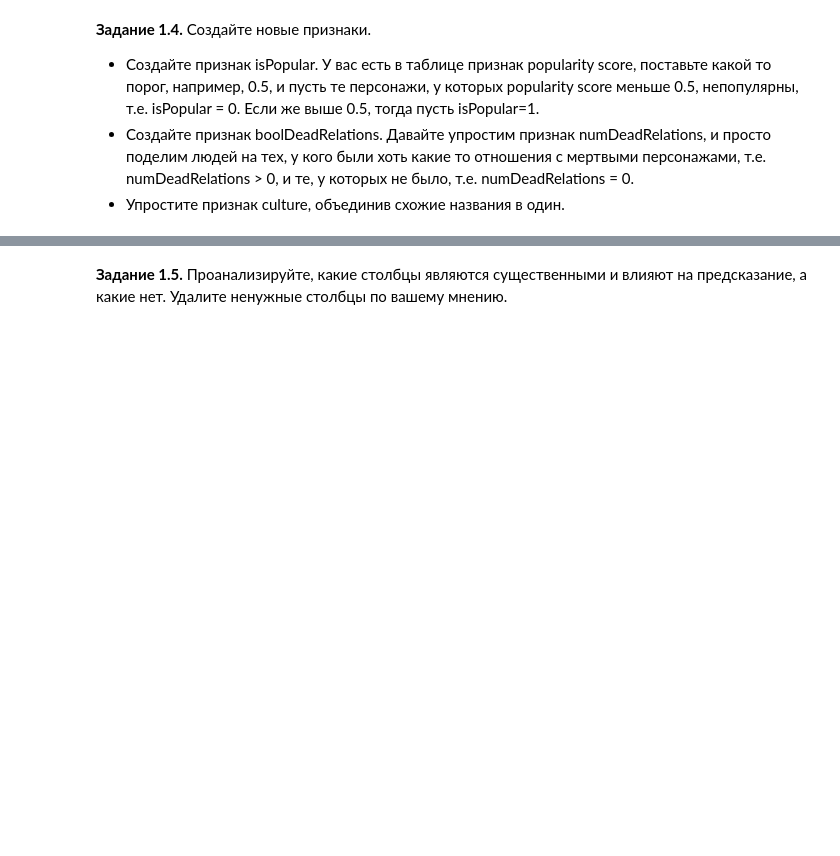
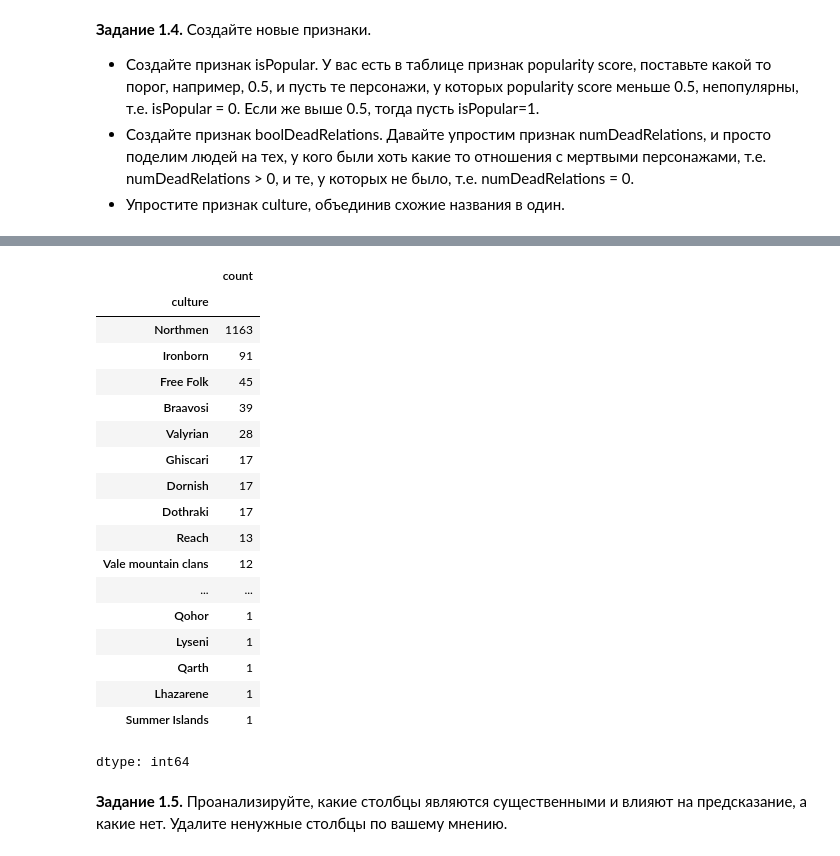
Before and after one commit to antoneka/dls, a Jupyter notebook: week_01_ml_intro/Homework/hw_1_game_of_thrones.ipynb, the cells around one changed output, grey strips where cells are left out. Drawn from its saved outputs; the diff is of its cells as text; code cells hidden in the pictures; blank space fills up the shorter version.

```diff
--- a/week_01_ml_intro/Homework/hw_1_game_of_thrones.ipynb
+++ b/week_01_ml_intro/Homework/hw_1_game_of_thrones.ipynb
@@ -120,0 +159,3 @@ Mounted at /content/drive
+# %%
+df.fillna({'dateOfBirth': df['dateOfBirth'].median()}, inplace=True)
+df['dateOfBirth']
@@ -120,0 +178,14 @@ Mounted at /content/drive
+# %%
+df.fillna({
+    'title': df['title'].mode()[0],
+    'culture': df['culture'].mode()[0],
+    'mother': df['mother'].mode()[0],
+    'father': df['father'].mode()[0],
+    'heir': df['heir'].mode()[0],
+    'house': df['house'].mode()[0],
+    'spouse': df['spouse'].mode()[0],
+    'isAliveMother': df['isAliveMother'].mode()[0],
+    'isAliveFather': df['isAliveFather'].mode()[0],
+    'isAliveHeir': df['isAliveHeir'].mode()[0],
+    'isAliveSpouse': df['isAliveSpouse'].mode()[0]
+}, inplace=True)
@@ -127,0 +220,3 @@ Mounted at /content/drive
+# %%
+df['isPopular'] = (df['popularity'] > 0.5).astype(int)
+df['isPopular']
@@ -127,0 +239,3 @@ Mounted at /content/drive
+# %%
+df['boolDeadRelations'] = (df['numDeadRelations'] > 0).astype(int)
+df['boolDeadRelations']
@@ -128,3 +258,25 @@ Mounted at /content/drive
+# %%
+df['culture'].value_counts()
+# %% [output]
+|  | count |
+| culture |  |
+| Northmen | 1163 |
+| Ironborn | 91 |
+| Free Folk | 45 |
+| Braavosi | 39 |
+| Valyrian | 28 |
+| Ghiscari | 17 |
+| Dornish | 17 |
+| Dothraki | 17 |
+| Reach | 13 |
+| Vale mountain clans | 12 |
+| ... | ... |
+| Qohor | 1 |
+| Lyseni | 1 |
+| Qarth | 1 |
+| Lhazarene | 1 |
+| Summer Islands | 1 |
+dtype: int64
 # %%
 # Подсказка
 cult = {
```
Also changed, not shown: parts of 14 cells of this notebook.
